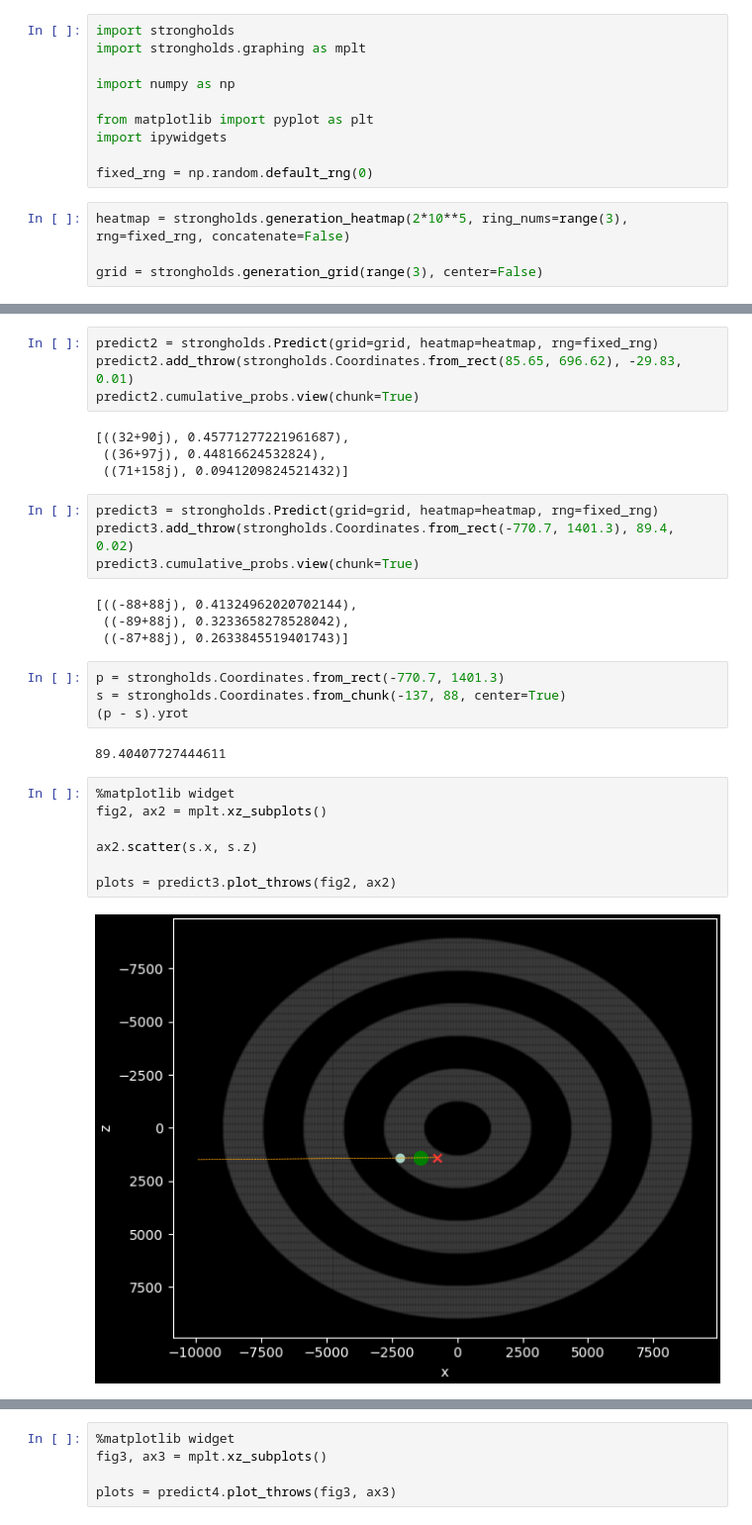
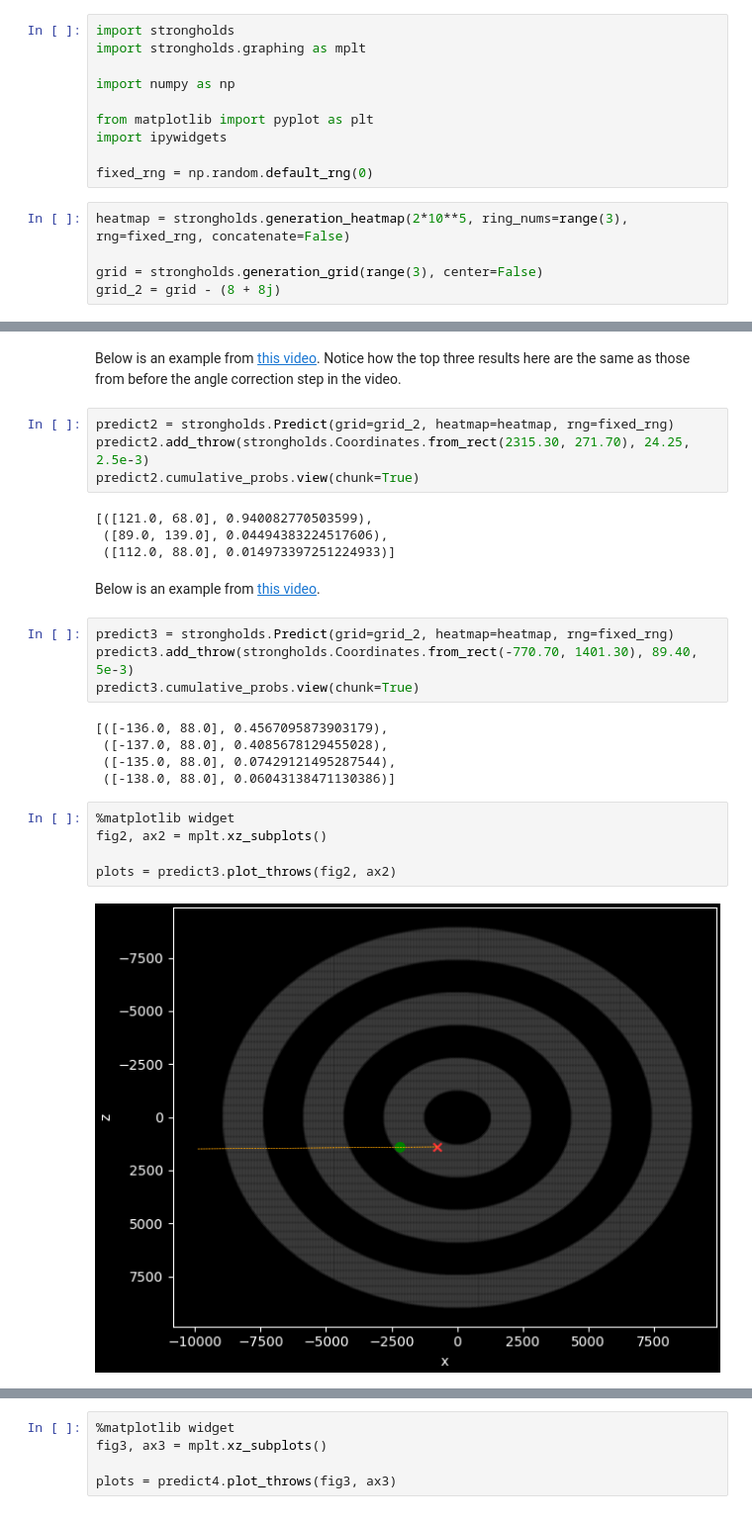
Before and after one commit to badooga/strongholds, a Jupyter notebook: 5. predict.ipynb, the cells around one changed output, grey strips where cells are left out. Shown: that part at 99% size. Drawn from its saved outputs; the diff is of its cells as text.

```diff
--- a/5. predict.ipynb
+++ b/5. predict.ipynb
@@ -12,3 +12,4 @@ fixed_rng = np.random.default_rng(0)
 heatmap = strongholds.generation_heatmap(2*10**5, ring_nums=range(3), rng=fixed_rng, concatenate=False)
 
 grid = strongholds.generation_grid(range(3), center=False)
+grid_2 = grid - (8 + 8j)
@@ -25,31 +32,28 @@ predict1.cumulative_probs.view(chunk=True)
+# %% [markdown]
+Below is an example from [this video](https://www.youtube.com/watch?v=ANgU7wxQE9M&t=460). Notice how the top three results here are the same as those from before the angle correction step in the video.
 # %%
-predict2 = strongholds.Predict(grid=grid, heatmap=heatmap, rng=fixed_rng)
-predict2.add_throw(strongholds.Coordinates.from_rect(85.65, 696.62), -29.83, 0.01)
+predict2 = strongholds.Predict(grid=grid_2, heatmap=heatmap, rng=fixed_rng)
+predict2.add_throw(strongholds.Coordinates.from_rect(2315.30, 271.70), 24.25, 2.5e-3)
 predict2.cumulative_probs.view(chunk=True)
 # %% [output]
-[((32+90j), 0.45771277221961687),
- ((36+97j), 0.44816624532824),
- ((71+158j), 0.0941209824521432)]
+[([121.0, 68.0], 0.940082770503599),
+ ([89.0, 139.0], 0.04494383224517606),
+ ([112.0, 88.0], 0.014973397251224933)]
+# %% [markdown]
+Below is an example from [this video](https://www.youtube.com/watch?v=Xfjz4PblRao&t=344).
 # %%
-predict3 = strongholds.Predict(grid=grid, heatmap=heatmap, rng=fixed_rng)
-predict3.add_throw(strongholds.Coordinates.from_rect(-770.7, 1401.3), 89.4, 0.02)
+predict3 = strongholds.Predict(grid=grid_2, heatmap=heatmap, rng=fixed_rng)
+predict3.add_throw(strongholds.Coordinates.from_rect(-770.70, 1401.30), 89.40, 5e-3)
 predict3.cumulative_probs.view(chunk=True)
 # %% [output]
-[((-88+88j), 0.41324962020702144),
- ((-89+88j), 0.3233658278528042),
- ((-87+88j), 0.2633845519401743)]
+[([-136.0, 88.0], 0.4567095873903179),
+ ([-137.0, 88.0], 0.4085678129455028),
+ ([-135.0, 88.0], 0.07429121495287544),
+ ([-138.0, 88.0], 0.06043138471130386)]
-# %%
-p = strongholds.Coordinates.from_rect(-770.7, 1401.3)
-s = strongholds.Coordinates.from_chunk(-137, 88, center=True)
-(p - s).yrot
-# %% [output]
-89.40407727444611
 # %%
 %matplotlib widget
 fig2, ax2 = mplt.xz_subplots()
 
-ax2.scatter(s.x, s.z)
-
 plots = predict3.plot_throws(fig2, ax2)
 # %% [output]
-[figure, old version]
+[figure, new version]
```
Also changed, not shown: parts of 5 cells of this notebook.
